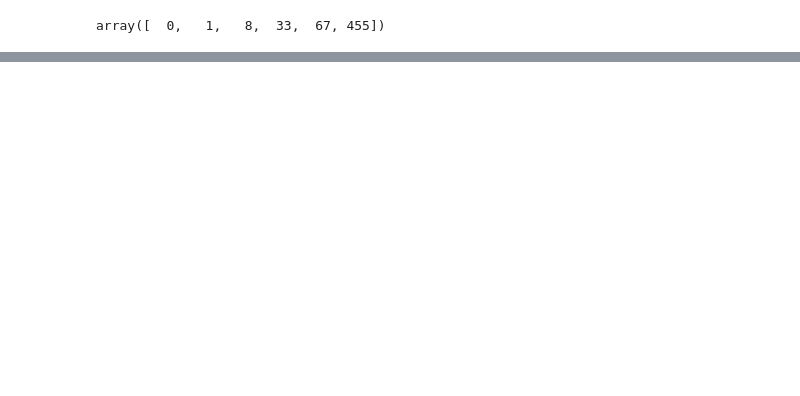
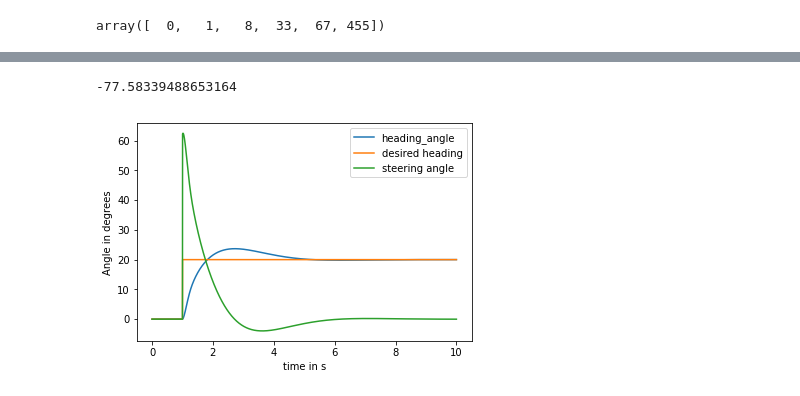
Before and after one commit to murtazav/Model_predictive_control, a Jupyter notebook: Parameter_finder_GA.ipynb, the cells around one changed output, grey strips where cells are left out. Drawn from its saved outputs; the diff is of its cells as text; code cells hidden in the pictures; blank space fills up the shorter version.

```diff
--- a/Parameter_finder_GA.ipynb
+++ b/Parameter_finder_GA.ipynb
@@ -160,0 +177,5 @@ envm(17.424, 16.255)
+# %%
+envm(3.1,2.79)
+# %% [output]
+-77.58339488653164
+[figure, added]
```
Also changed, not shown: parts of 9 cells of this notebook.
